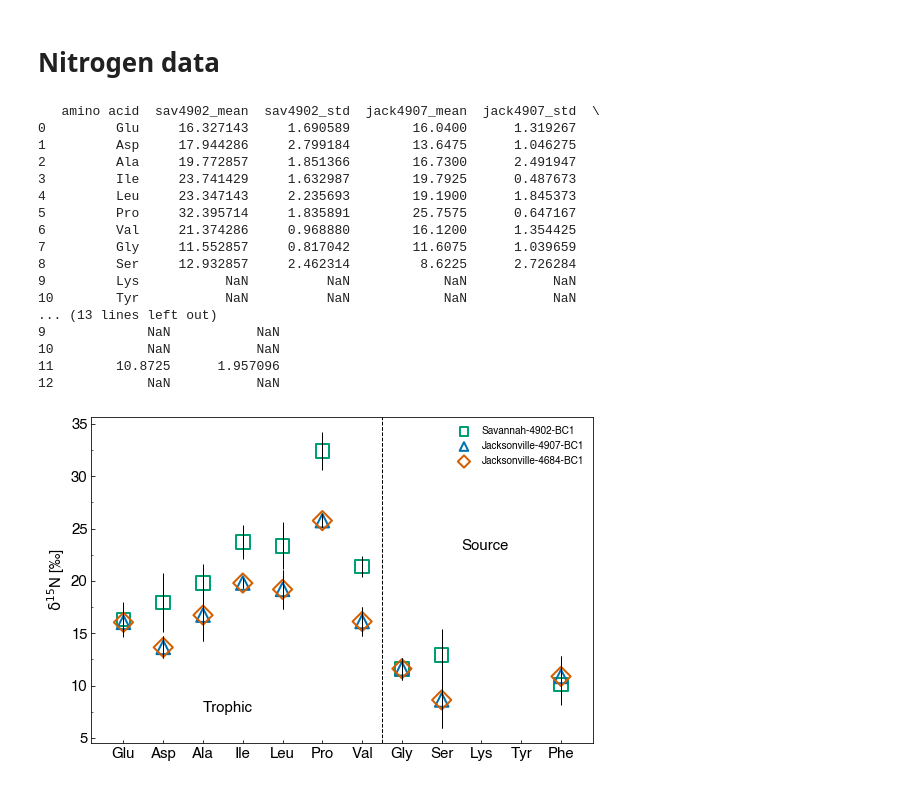
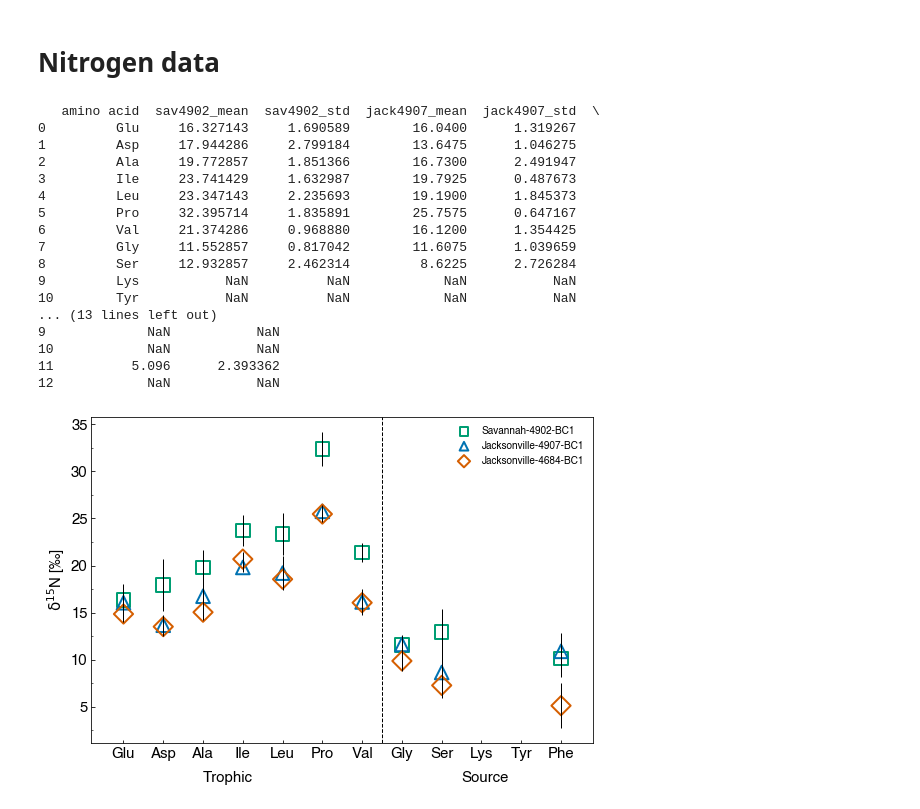
Before and after one commit to johntamu/seus-python, a Jupyter notebook: Plotting AA data.ipynb, the cells around one changed output. Cells and saved outputs as stored; diff of their text form; code cells hidden in the pictures.

```diff
--- a/Plotting AA data.ipynb
+++ b/Plotting AA data.ipynb
@@ -32,8 +35,8 @@ std = w.std(axis=0)
 jack1 = pd.DataFrame(mean,columns = ['jack4907_mean'])
 jack1['jack4907_std'] = std
 
-mean = w.mean(axis=0)
-std = w.std(axis=0)
+mean = e.mean(axis=0)
+std = e.std(axis=0)
 jack2 = pd.DataFrame(mean,columns = ['jack4684_mean'])
 jack2['jack4684_std'] = std
 
@@ -59,7 +62,7 @@ print(df)
 ... (13 lines left out)
 9             NaN           NaN
 10            NaN           NaN
-11        10.8725      1.957096
+11          5.096      2.393362
 12            NaN           NaN
 # %%
 mpl.rc('font',family='Helvetica')
@@ -82,33 +85,33 @@ plt.errorbar(x,df['jack4684_mean'], yerr=[df['jack4684_std'],df['jack4684_std']]
 #         linewidth = 0, label = 'Jacksonville-4686-BC1', markeredgecolor = '#D55E00', markerfacecolor = 'None')
 ax.scatter(x, 'sav4902_mean', data = df, marker = 's', s = size,
         linewidth = 2, label = 'Savannah-4902-BC1', edgecolor = '#009E73', facecolor = 'None')
 ax.scatter(x, 'jack4907_mean', data = df, marker = '^', s = size,
         linewidth = 2, label = 'Jacksonville-4907-BC1', edgecolor = '#0072B2', facecolor = 'None')
 ax.scatter(x, 'jack4684_mean', data = df, marker = 'D', s = size,
         linewidth = 2, label = 'Jacksonville-4684-BC1', edgecolor = '#D55E00', facecolor = 'None')
 
 ax.set_ylabel(n, size = 15)
 for tick in ax.get_xticklabels():
 #     tick.set_fontname("Helvetica")
     tick.set_fontsize(15)
 for tick in ax.get_yticklabels():
 #     tick.set_fontname("Helvetica")
     tick.set_fontsize(15)
 plt.axvline(x=6.5, linewidth = 1, color = 'black', linestyle = '--')
 
 lgnd = plt.legend(frameon = False, loc = 0)
 lgndsize = 75
 lgnd.legendHandles[0]._sizes = [lgndsize]
 lgnd.legendHandles[1]._sizes = [lgndsize]
 lgnd.legendHandles[2]._sizes = [lgndsize]
 
-plt.text(8.5, 23, "Source", fontsize=15)
-plt.text(2, 7.5, "Trophic", fontsize=15)
+plt.text(8.5, -3, "Source", fontsize=15)
+plt.text(2, -3, "Trophic", fontsize=15)
 
 # ax.xaxis.set_minor_locator(MultipleLocator(50))
 ax.yaxis.set_minor_locator(MultipleLocator(2.5))
 ax.tick_params(direction='in', which = 'both')
 
 plt.savefig('fig_mean_aa_plot.png', dpi = 300, bbox_inches='tight')
 # %% [output]
-[figure, old version]
+[figure, new version]
```
Also changed, not shown: parts of 12 cells of this notebook, 18 other files.
